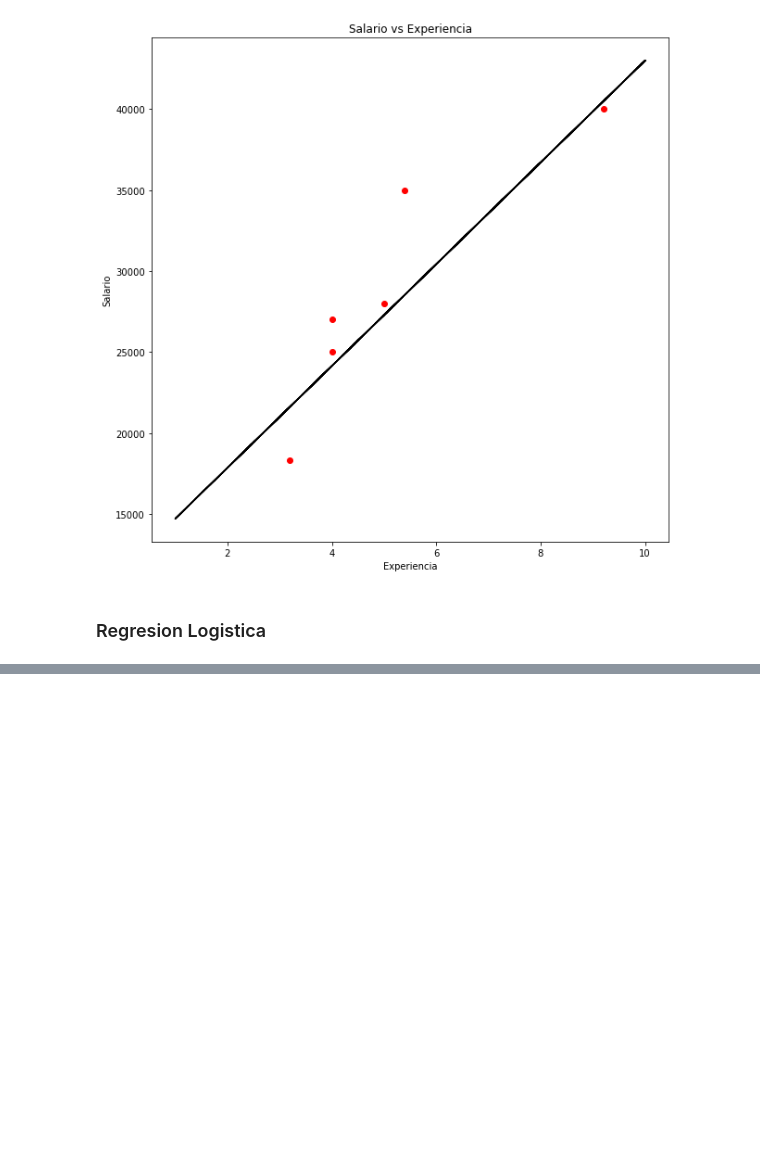
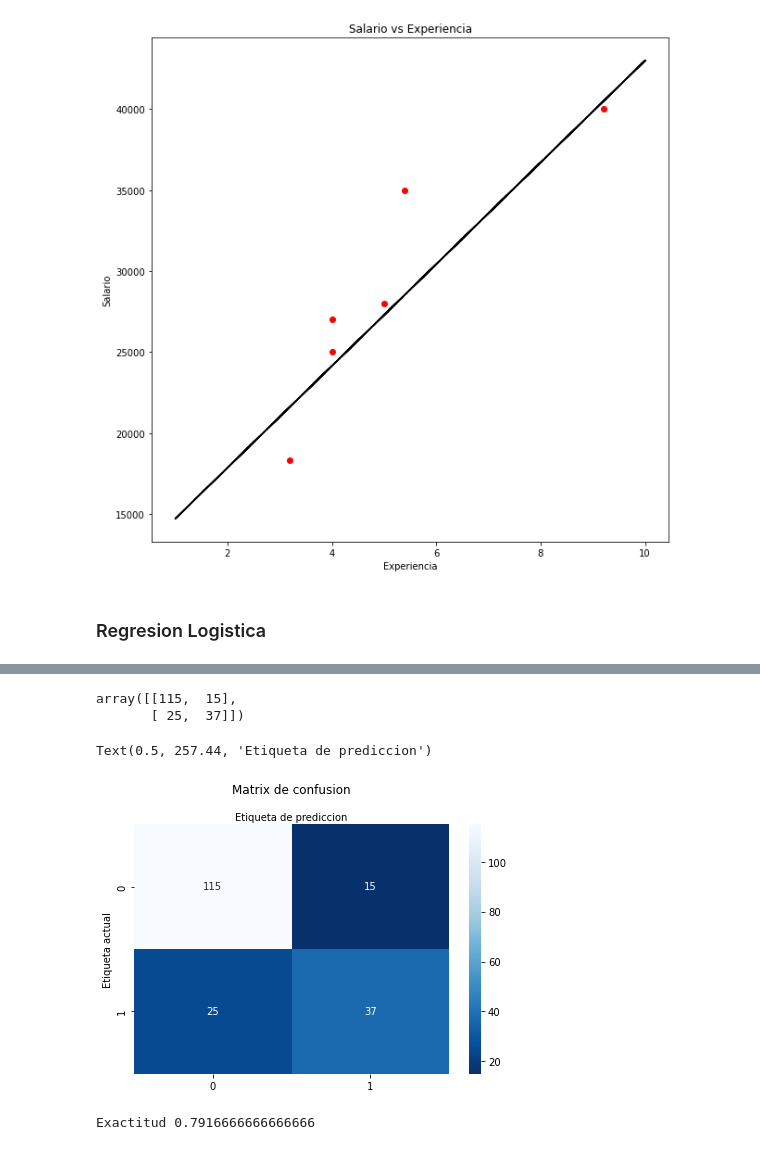
Before and after one commit to ovillegasb/Machine_Learning, a Jupyter notebook: Fundamentos_Machine_Learning.ipynb, the cells around one changed output, grey strips where cells are left out. Saved outputs shown, nothing was run; the diff lists cells and outputs as text; code cells hidden in the pictures; blank space fills up the shorter version.

Commit message:
Practice in Logistic regression

```diff
--- a/Fundamentos_Machine_Learning.ipynb
+++ b/Fundamentos_Machine_Learning.ipynb
@@ -111,0 +149,7 @@ from sklearn.model_selection import tr
+# %%
+X_train, X_test, y_train, y_test = train_test_split(X, y, test_size=0.25, random_state=0)
+# %%
+logreg = LogisticRegression()
+# %%
+logreg.fit(X_train, y_train)
+y_pred = logreg.predict(X_test)
@@ -111,0 +176,29 @@ from sklearn.model_selection import tr
+# %%
+confusion_matrix = metrics.confusion_matrix(y_test, y_pred)
+confusion_matrix
+# %% [output]
+array([[115,  15],
+       [ 25,  37]])
+# %%
+class_names = [0, 1]
+
+fig, ax = plt.subplots()
+tick_marks = np.arange(len(class_names))
+plt.xticks(tick_marks, class_names)
+plt.yticks(tick_marks, class_names)
+
+sns.heatmap(pd.DataFrame(confusion_matrix), annot=True, cmap='Blues_r', fmt='g')
+ax.xaxis.set_label_position('top')
+
+plt.tight_layout()
+
+plt.title('Matrix de confusion', y=1.1)
+plt.ylabel('Etiqueta actual')
+plt.xlabel('Etiqueta de prediccion')
+# %% [output]
+Text(0.5, 257.44, 'Etiqueta de prediccion')
+[figure, added]
+# %%
+print('Exactitud', metrics.accuracy_score(y_test, y_pred))
+# %% [output]
+Exactitud 0.7916666666666666
```
Also changed, not shown: parts of 8 cells of this notebook.
